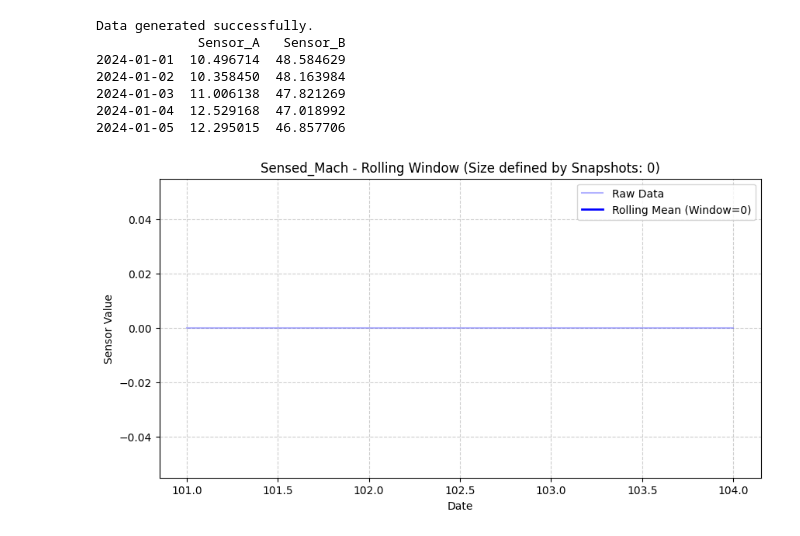
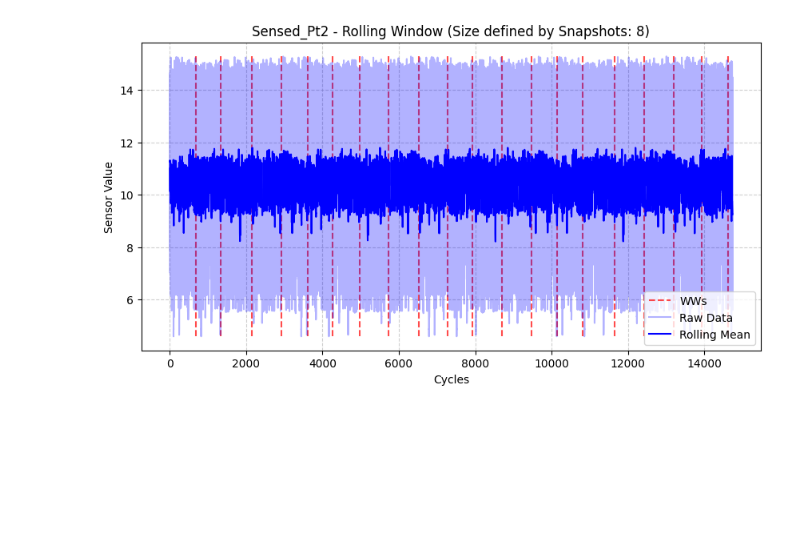
Before and after one commit to begbaj/phm-america-2025, a Jupyter notebook: src/notebooks/ROLLING.ipynb, the cells around one changed output. Saved outputs shown, nothing was run; the diff lists cells and outputs as text; code cells hidden in the pictures; blank space fills up the shorter version.

```diff
--- a/src/notebooks/ROLLING.ipynb
+++ b/src/notebooks/ROLLING.ipynb
@@ -9,50 +11,39 @@ from plotly.offline import iplot
 # %%
-train = None
+orig = None
 with open("../../Data/PHM2025_training_data/training_data.csv", "r") as f:
-    train = pd.read_csv(f)
+    orig = pd.read_csv(f)
 
+train = orig.dropna().copy() #757 righe in meno
 
-# Set seed for reproducibility
-np.random.seed(42)
+# Punti in cui avvengono le manutenzioni
+def get_points(col, df=train):
+    return df.loc[df[col] > df[col].shift(1), ["ESN", col]].copy()
 
-# Generate a time index
-dates = pd.date_range(start='2024-01-01', periods=100, freq='D')
-
-
-
-print("Data generated successfully.")
-print(df.head())
+wws = get_points('Cumulative_WWs')
+hpc = get_points('Cumulative_HPC_SVs')
+hpt = get_points('Cumulative_HPT_SVs')
-# %% [output]
-Data generated successfully.
-             Sensor_A   Sensor_B
-2024-01-01  10.496714  48.584629
-2024-01-02  10.358450  48.163984
-2024-01-03  11.006138  47.821269
-2024-01-04  12.529168  47.018992
-2024-01-05  12.295015  46.857706
 # %%
 sensors = ["Sensed_Altitude", "Sensed_Mach", "Sensed_Pamb", "Sensed_Pt2", "Sensed_TAT", "Sensed_WFuel",
            "Sensed_VAFN", "Sensed_VBV", "Sensed_Fan_Speed", "Sensed_Core_Speed", "Sensed_T25",
            "Sensed_T3", "Sensed_Ps3", "Sensed_T45", "Sensed_P25", "Sensed_T5"]
 
-sensor_name = "Sensed_Mach"
-roll = train.groupby('ESN').apply(lambda x: x.isnull().sum(), include_groups=False)
-# window_size = int(train['Snapshot'].max())
-window_size = int(roll['Snapshot'].max()*4)
-
-# Calculate Rolling Mean
-rolling_mean = roll[sensor_name].rolling(window=window_size).mean()
+ESN=101
+sensor_name = "Sensed_Pt2"
+roll = train.loc[train['ESN'] == int(ESN), [sensor_name, 'Snapshot']].copy()
+wsize = 8
+rolling_mean = roll[sensor_name].rolling(window=wsize).mean()
 
 # Plotting
 plt.figure(figsize=(10, 5))
-plt.plot(roll.index, roll[sensor_name], label='Raw Data', color='blue', alpha=0.3)
-plt.plot(roll.index, rolling_mean, label=f'Rolling Mean (Window={window_size})', color='blue', linewidth=2)
-
-plt.title(f'{sensor_name} - Rolling Window (Size defined by Snapshots: {window_size})')
-plt.xlabel('Date')
+plt.vlines(wws.loc[wws['ESN'] == ESN].index, ymin=roll[sensor_name].min(), ymax=roll[sensor_name].max(),
+           colors='red', linestyles='dashed', label='WWs', alpha=0.7)
+plt.plot(train.loc[train['ESN'] == int(ESN), [sensor_name]], label='Raw Data', color='blue', alpha=0.3)
+plt.plot(rolling_mean, label='Rolling Mean', color='blue')
+plt.title(f'{sensor_name} - Rolling Window (Size defined by Snapshots: {wsize})')
+plt.xlabel('Cycles')
 plt.ylabel('Sensor Value')
 plt.legend()
 plt.grid(True, linestyle='--', alpha=0.6)
 plt.show()
 # %% [output]
-[figure, old version]
+[figure, new version]
```
Also changed, not shown: parts of 3 cells of this notebook, 5 other files.
